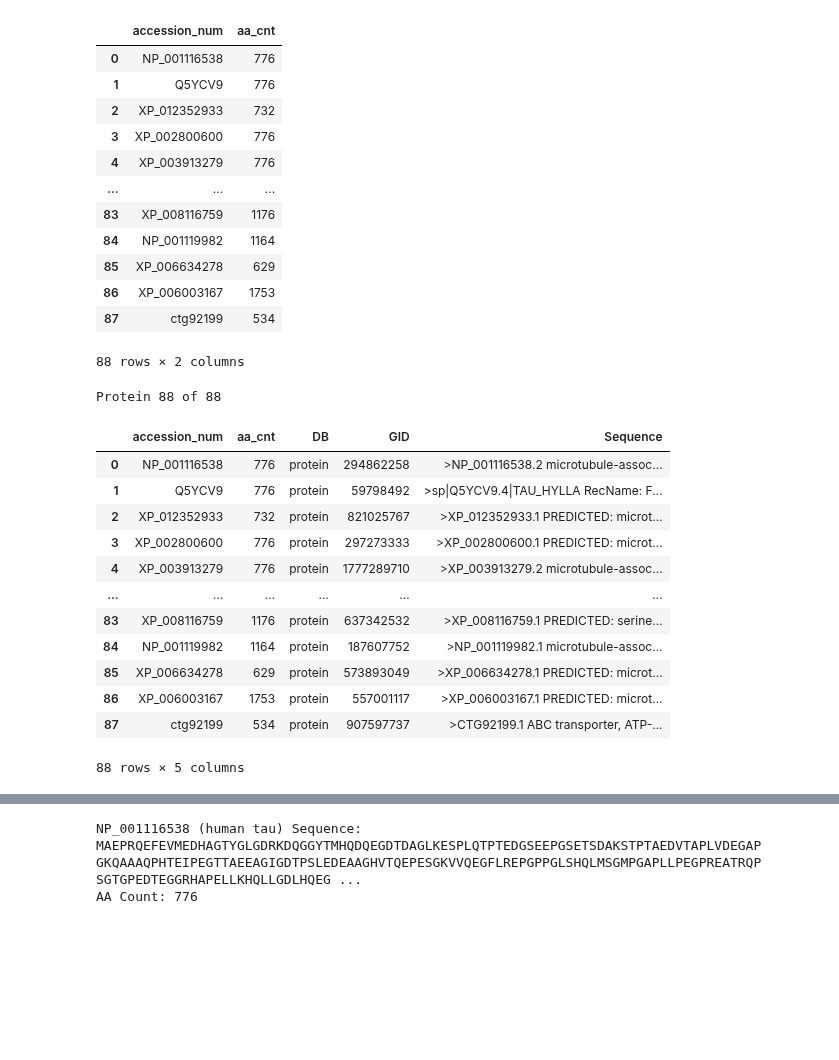
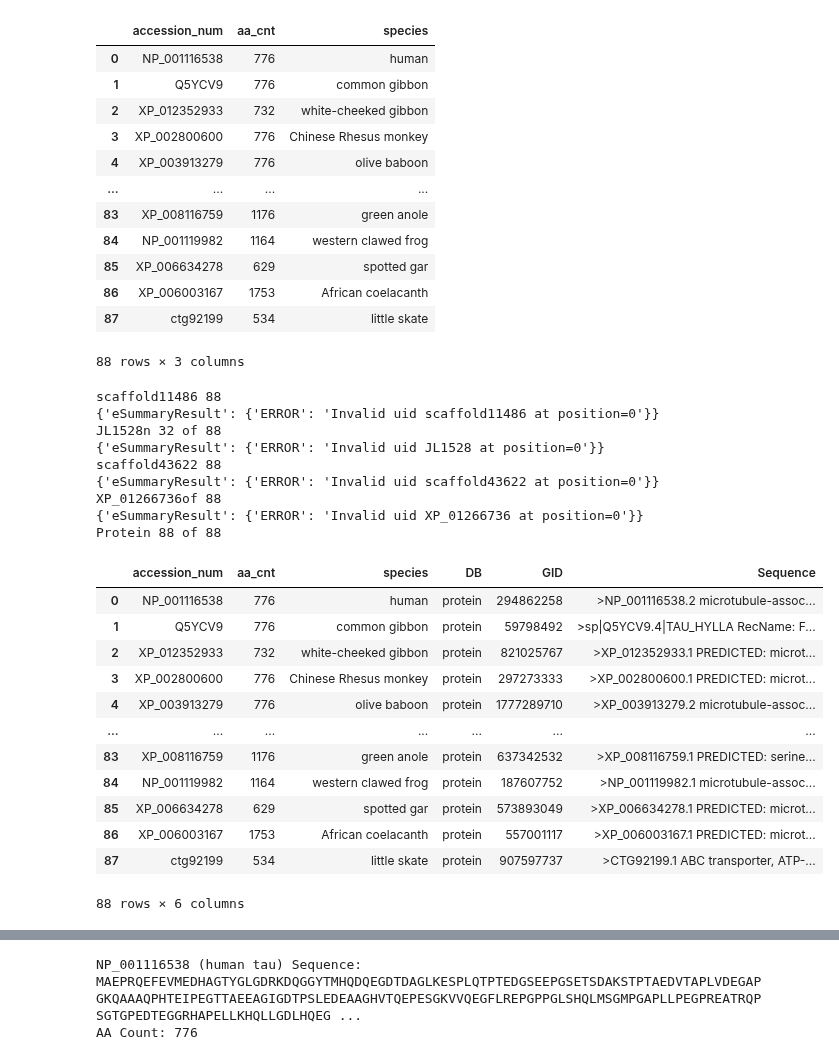
Before and after one commit to jsheppard95/MAPT_Phylogeny, a Jupyter notebook: Protein_Sequence_Search.ipynb, the cells around one changed output, grey strips where cells are left out. Cells and saved outputs as stored; diff of their text form; code cells hidden in the pictures; blank space fills up the shorter version.

```diff
--- a/Protein_Sequence_Search.ipynb
+++ b/Protein_Sequence_Search.ipynb
@@ -8,40 +8,48 @@ from helper_functions import api_call, show_NaN_rows, get_gids_sequences, get_fa
 # %%
 # Read protein accession numbers from proteins.txt
-infile = os.path.join("Resources", "proteins.csv")
+infile = os.path.join("Input", "proteins.csv")
 protein_df = pd.read_csv(infile)
 protein_df
 # %% [output]
-|  | accession_num | aa_cnt |
-| 0 | NP_001116538 | 776 |
-| 1 | Q5YCV9 | 776 |
-| 2 | XP_012352933 | 732 |
-| 3 | XP_002800600 | 776 |
-| 4 | XP_003913279 | 776 |
-| ... | ... | ... |
-| 83 | XP_008116759 | 1176 |
-| 84 | NP_001119982 | 1164 |
-| 85 | XP_006634278 | 629 |
-| 86 | XP_006003167 | 1753 |
-| 87 | ctg92199 | 534 |
+|  | accession_num | aa_cnt | species |
+| 0 | NP_001116538 | 776 | human |
+| 1 | Q5YCV9 | 776 | common gibbon |
+| 2 | XP_012352933 | 732 | white-cheeked gibbon |
+| 3 | XP_002800600 | 776 | Chinese Rhesus monkey |
+| 4 | XP_003913279 | 776 | olive baboon |
+| ... | ... | ... | ... |
+| 83 | XP_008116759 | 1176 | green anole |
+| 84 | NP_001119982 | 1164 | western clawed frog |
+| 85 | XP_006634278 | 629 | spotted gar |
+| 86 | XP_006003167 | 1753 | African coelacanth |
+| 87 | ctg92199 | 534 | little skate |
-88 rows × 2 columns
+88 rows × 3 columns
 # %%
-protein_df = get_gids_sequences(protein_df)
+protein_df = hf.get_gids_sequences(protein_df)
 protein_df
 # %% [output]
+scaffold11486 88
+{'eSummaryResult': {'ERROR': 'Invalid uid scaffold11486 at position=0'}}
+JL1528n 32 of 88
+{'eSummaryResult': {'ERROR': 'Invalid uid JL1528 at position=0'}}
+scaffold43622 88
+{'eSummaryResult': {'ERROR': 'Invalid uid scaffold43622 at position=0'}}
+XP_01266736of 88
+{'eSummaryResult': {'ERROR': 'Invalid uid XP_01266736 at position=0'}}
 Protein 88 of 88
-|  | accession_num | aa_cnt | DB | GID | Sequence |
-| 0 | NP_001116538 | 776 | protein | 294862258 | >NP_001116538.2 microtubule-assoc... |
-| 1 | Q5YCV9 | 776 | protein | 59798492 | >sp|Q5YCV9.4|TAU_HYLLA RecName: F... |
-| 2 | XP_012352933 | 732 | protein | 821025767 | >XP_012352933.1 PREDICTED: microt... |
-| 3 | XP_002800600 | 776 | protein | 297273333 | >XP_002800600.1 PREDICTED: microt... |
-| 4 | XP_003913279 | 776 | protein | 1777289710 | >XP_003913279.2 microtubule-assoc... |
-| ... | ... | ... | ... | ... | ... |
-| 83 | XP_008116759 | 1176 | protein | 637342532 | >XP_008116759.1 PREDICTED: serine... |
-| 84 | NP_001119982 | 1164 | protein | 187607752 | >NP_001119982.1 microtubule-assoc... |
-| 85 | XP_006634278 | 629 | protein | 573893049 | >XP_006634278.1 PREDICTED: microt... |
-| 86 | XP_006003167 | 1753 | protein | 557001117 | >XP_006003167.1 PREDICTED: microt... |
-| 87 | ctg92199 | 534 | protein | 907597737 | >CTG92199.1 ABC transporter, ATP-... |
+|  | accession_num | aa_cnt | species | DB | GID | Sequence |
+| 0 | NP_001116538 | 776 | human | protein | 294862258 | >NP_001116538.2 microtubule-assoc... |
+| 1 | Q5YCV9 | 776 | common gibbon | protein | 59798492 | >sp|Q5YCV9.4|TAU_HYLLA RecName: F... |
+| 2 | XP_012352933 | 732 | white-cheeked gibbon | protein | 821025767 | >XP_012352933.1 PREDICTED: microt... |
+| 3 | XP_002800600 | 776 | Chinese Rhesus monkey | protein | 297273333 | >XP_002800600.1 PREDICTED: microt... |
+| 4 | XP_003913279 | 776 | olive baboon | protein | 1777289710 | >XP_003913279.2 microtubule-assoc... |
+| ... | ... | ... | ... | ... | ... | ... |
+| 83 | XP_008116759 | 1176 | green anole | protein | 637342532 | >XP_008116759.1 PREDICTED: serine... |
+| 84 | NP_001119982 | 1164 | western clawed frog | protein | 187607752 | >NP_001119982.1 microtubule-assoc... |
+| 85 | XP_006634278 | 629 | spotted gar | protein | 573893049 | >XP_006634278.1 PREDICTED: microt... |
+| 86 | XP_006003167 | 1753 | African coelacanth | protein | 557001117 | >XP_006003167.1 PREDICTED: microt... |
+| 87 | ctg92199 | 534 | little skate | protein | 907597737 | >CTG92199.1 ABC transporter, ATP-... |
-88 rows × 5 columns
+88 rows × 6 columns
 # %%
 protein_df[protein_df["DB"] == "nuccore"]
 # %% [output]
```
Also changed, not shown: parts of 13 cells of this notebook, 38 other files.
